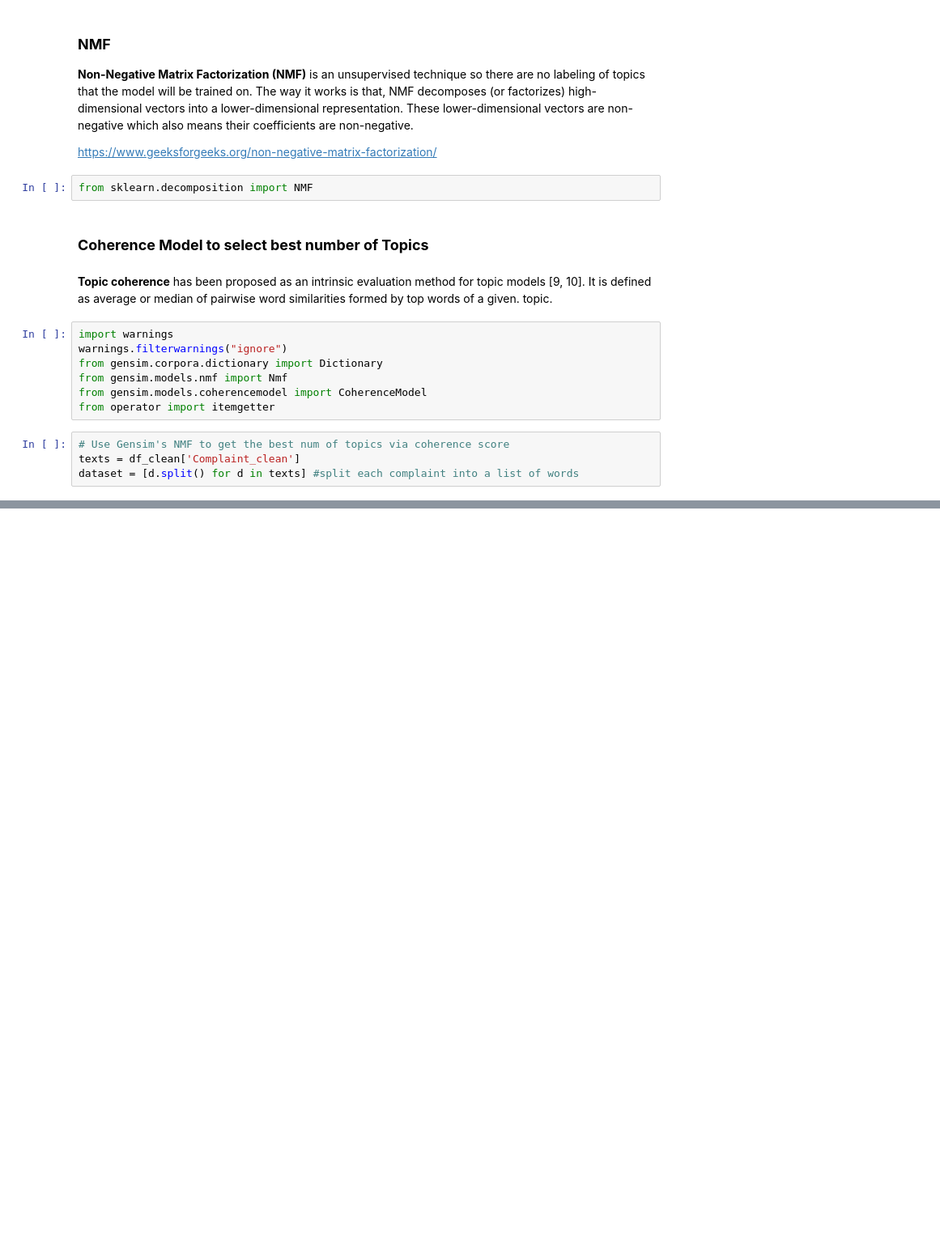
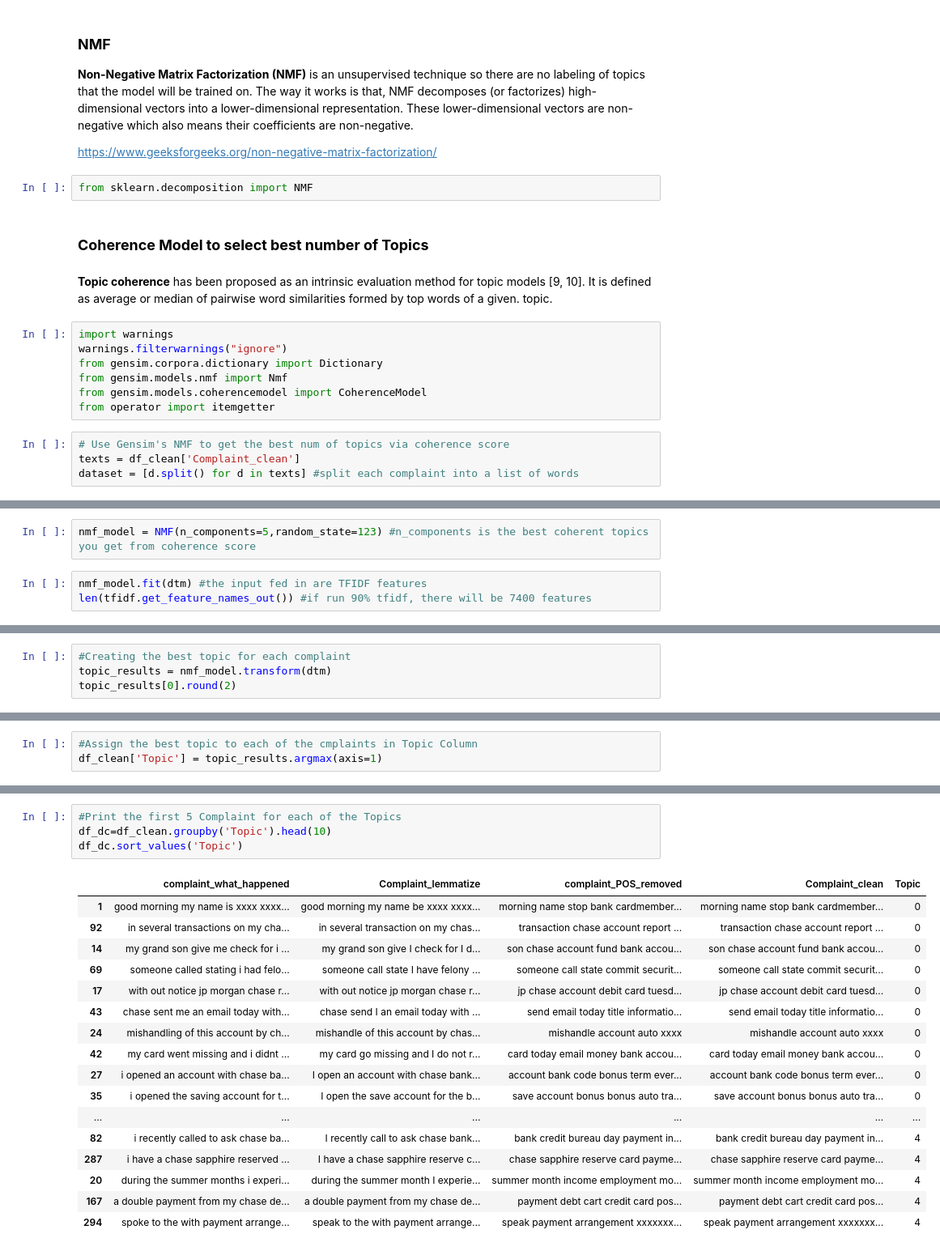
Before and after one commit to ShawnLiu119/NLP_Bank_Complaint_Classification, a Jupyter notebook: CustomerComplaint_Classification_NLP.ipynb, the cells around one changed output, grey strips where cells are left out. Shown at 81% size. Saved outputs shown, nothing was run; the diff lists cells and outputs as text; blank space fills up the shorter version.

```diff
--- a/CustomerComplaint_Classification_NLP.ipynb
+++ b/CustomerComplaint_Classification_NLP.ipynb
@@ -596,0 +634,5 @@ print(best_num_topics)
+# %%
+nmf_model = NMF(n_components=5,random_state=123) #n_components is the best coherent topics you get from coherence score
+# %%
+nmf_model.fit(dtm) #the input fed in are TFIDF features
+len(tfidf.get_feature_names_out()) #if run 90% tfidf, there will be 7400 features
@@ -596,0 +686,4 @@ print(best_num_topics)
+# %%
+#Creating the best topic for each complaint
+topic_results = nmf_model.transform(dtm)
+topic_results[0].round(2)
@@ -596,0 +702,3 @@ print(best_num_topics)
+# %%
+#Assign the best topic to each of the cmplaints in Topic Column
+df_clean['Topic'] = topic_results.argmax(axis=1)
@@ -596,0 +714,22 @@ print(best_num_topics)
+# %%
+#Print the first 5 Complaint for each of the Topics
+df_dc=df_clean.groupby('Topic').head(10)
+df_dc.sort_values('Topic')
+# %% [output]
+|  | complaint_what_happened | Complaint_lemmatize | complaint_POS_removed | Complaint_clean | Topic |
+| 1 | good morning my name is xxxx xxxx... | good morning my name be xxxx xxxx... | morning name stop bank cardmember... | morning name stop bank cardmember... | 0 |
+| 92 | in several transactions on my cha... | in several transaction on my chas... | transaction chase account report ... | transaction chase account report ... | 0 |
+| 14 | my grand son give me check for i ... | my grand son give I check for I d... | son chase account fund bank accou... | son chase account fund bank accou... | 0 |
+| 69 | someone called stating i had felo... | someone call state I have felony ... | someone call state commit securit... | someone call state commit securit... | 0 |
+| 17 | with out notice jp morgan chase r... | with out notice jp morgan chase r... | jp chase account debit card tuesd... | jp chase account debit card tuesd... | 0 |
+| 43 | chase sent me an email today with... | chase send I an email today with ... | send email today title informatio... | send email today title informatio... | 0 |
+| 24 | mishandling of this account by ch... | mishandle of this account by chas... | mishandle account auto xxxx | mishandle account auto xxxx | 0 |
+| 42 | my card went missing and i didnt ... | my card go missing and I do not r... | card today email money bank accou... | card today email money bank accou... | 0 |
+| 27 | i opened an account with chase ba... | I open an account with chase bank... | account bank code bonus term ever... | account bank code bonus term ever... | 0 |
+| 35 | i opened the saving account for t... | I open the save account for the b... | save account bonus bonus auto tra... | save account bonus bonus auto tra... | 0 |
+| ... | ... | ... | ... | ... | ... |
+| 82 | i recently called to ask chase ba... | I recently call to ask chase bank... | bank credit bureau day payment in... | bank credit bureau day payment in... | 4 |
+| 287 | i have a chase sapphire reserved ... | I have a chase sapphire reserve c... | chase sapphire reserve card payme... | chase sapphire reserve card payme... | 4 |
+| 20 | during the summer months i experi... | during the summer month I experie... | summer month income employment mo... | summer month income employment mo... | 4 |
+| 167 | a double payment from my chase de... | a double payment from my chase de... | payment debt cart credit card pos... | payment debt cart credit card pos... | 4 |
+| 294 | spoke to the with payment arrange... | speak to the with payment arrange... | speak payment arrangement xxxxxxx... | speak payment arrangement xxxxxxx... | 4 |
```
Also changed, not shown: parts of 18 cells of this notebook.
